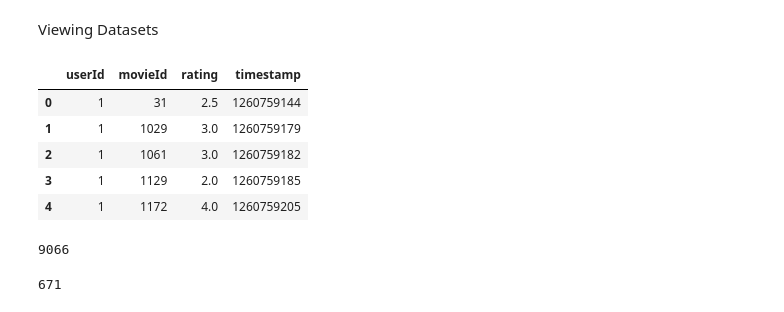
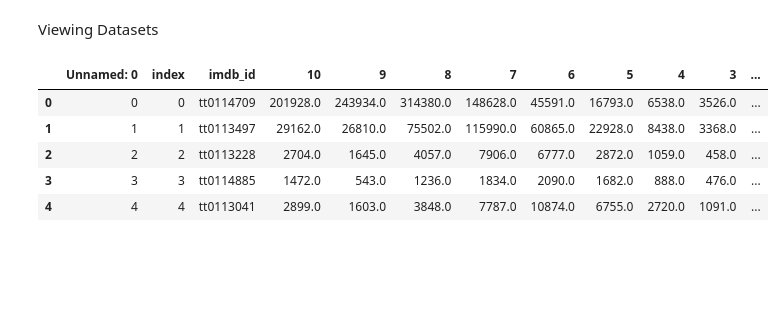
Before and after one commit to maxwellowusu/movie_recommender_system_ML, a Jupyter notebook: data_preprocessing.ipynb, the cells around one changed output. Saved outputs shown, nothing was run; the diff lists cells and outputs as text; code cells hidden in the pictures; blank space fills up the shorter version.

```diff
--- a/data_preprocessing.ipynb
+++ b/data_preprocessing.ipynb
@@ -9,23 +9,15 @@ df_movies=pd.read_csv('./Data/movies_metadata.csv')
 df_keywords=pd.read_csv('./Data/keywords.csv')
 df_links_small=pd.read_csv('./Data/links_small.csv')
 df_links=pd.read_csv('./Data/links.csv')
-df_ratings_small=pd.read_csv('./Data/ratings_small.csv')
+df_ratings=pd.read_csv('./Data/movie_ratings.csv')
 # %% [markdown]
 Viewing Datasets
 # %%
-df_ratings_small.head()
+df_ratings.head()
 # %% [output]
-|  | userId | movieId | rating | timestamp |
-| 0 | 1 | 31 | 2.5 | 1260759144 |
-| 1 | 1 | 1029 | 3.0 | 1260759179 |
-| 2 | 1 | 1061 | 3.0 | 1260759182 |
-| 3 | 1 | 1129 | 2.0 | 1260759185 |
-| 4 | 1 | 1172 | 4.0 | 1260759205 |
+|  | Unnamed: 0 | index | imdb_id | 10 | 9 | 8 | 7 | 6 | 5 | 4 | 3 | ... |
+| 0 | 0 | 0 | tt0114709 | 201928.0 | 243934.0 | 314380.0 | 148628.0 | 45591.0 | 16793.0 | 6538.0 | 3526.0 | ... |
+| 1 | 1 | 1 | tt0113497 | 29162.0 | 26810.0 | 75502.0 | 115990.0 | 60865.0 | 22928.0 | 8438.0 | 3368.0 | ... |
+| 2 | 2 | 2 | tt0113228 | 2704.0 | 1645.0 | 4057.0 | 7906.0 | 6777.0 | 2872.0 | 1059.0 | 458.0 | ... |
+| 3 | 3 | 3 | tt0114885 | 1472.0 | 543.0 | 1236.0 | 1834.0 | 2090.0 | 1682.0 | 888.0 | 476.0 | ... |
+| 4 | 4 | 4 | tt0113041 | 2899.0 | 1603.0 | 3848.0 | 7787.0 | 10874.0 | 6755.0 | 2720.0 | 1091.0 | ... |
-# %%
-len(list(df_ratings_small.movieId.unique()))
-# %% [output]
-9066
-# %%
-len(list(df_ratings_small.userId.unique()))
-# %% [output]
-671
```
Also changed, not shown: parts of 17 cells of this notebook, 4 other files.
